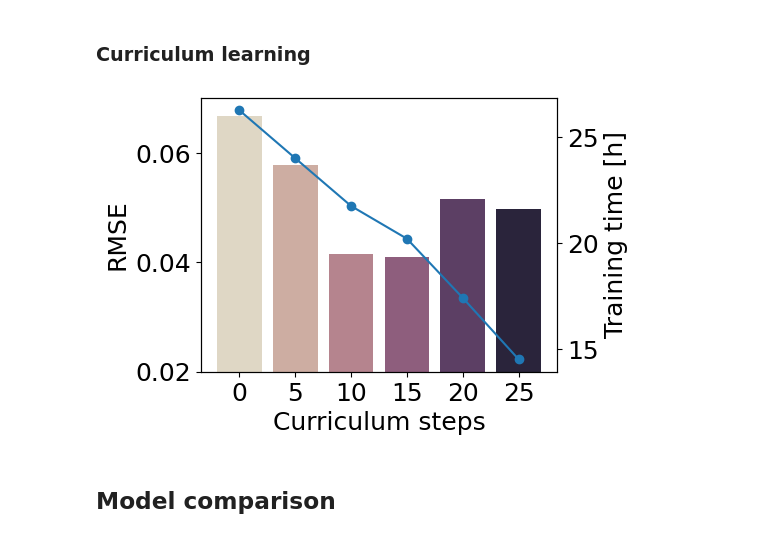
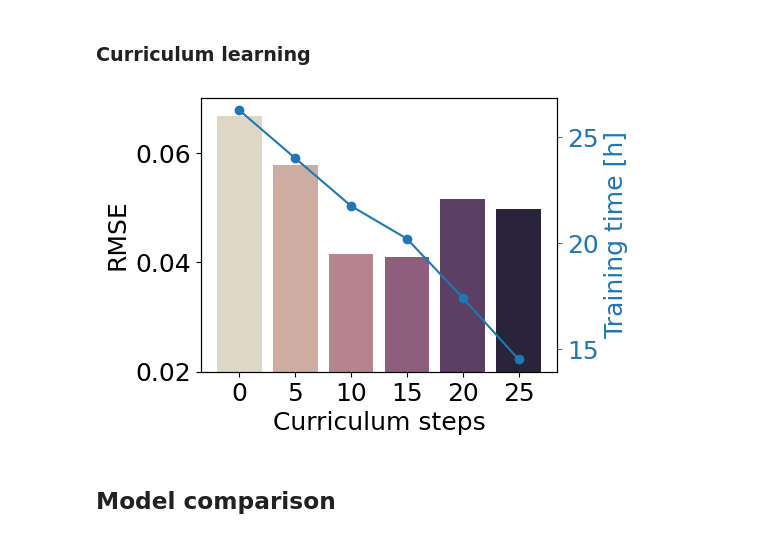
Before and after one commit to RBTV1/SWE-GNN-paper-repository-, a Jupyter notebook: plot_results.ipynb, the cells around one changed output. Drawn from its saved outputs; the diff is of its cells as text; code cells hidden in the pictures.

Commit message:
Update plot_results.ipynb
Corrected curriculum image

```diff
--- a/plot_results.ipynb
+++ b/plot_results.ipynb
@@ -430,26 +430,27 @@ plt.tight_layout()
 # %%
 df_mean = pd.read_csv('results/training_strategy/curriculum_learning/overview_mean_CPU.csv')
 df_std = pd.read_csv('results/training_strategy/curriculum_learning/overview_std_CPU.csv')
 
 df_mean['RMSE'] = (df_mean['h_RMSE'] + df_mean['q_RMSE'])/2
 df_mean['CSI'] = (df_mean['CSI_0.05'] + df_mean['CSI_0.3'])/2
 
 fig, ax = plt.subplots(1, 1, figsize=(6,4))
 
 sns.barplot(df_mean, x='curriculum_steps', y='RMSE', palette='ch:s=-.2,r=.6', ax=ax)
 
 ax2 = ax.twinx()
-ax2.plot(np.array(df_mean['training_time'][::-1]/3600), marker='o')
+p = ax2.plot(np.array(df_mean['training_time'][::-1]/3600), marker='o')[0]
 
 ax.set_ylabel('RMSE')
 ax.set_ylim(bottom=0.02)
-ax2.set_ylabel('Training time [h]')
+ax2.set_ylabel('Training time [h]', c=p.get_color())
+ax2.tick_params(axis='y', colors=p.get_color())
 
 ax.set_xlabel('Curriculum steps')
 
 plt.tight_layout()
 # %% [output]
-[figure, old version]
+[figure, new version]
 # %% [markdown]
 ## Model comparison
 # %% [markdown]
```
